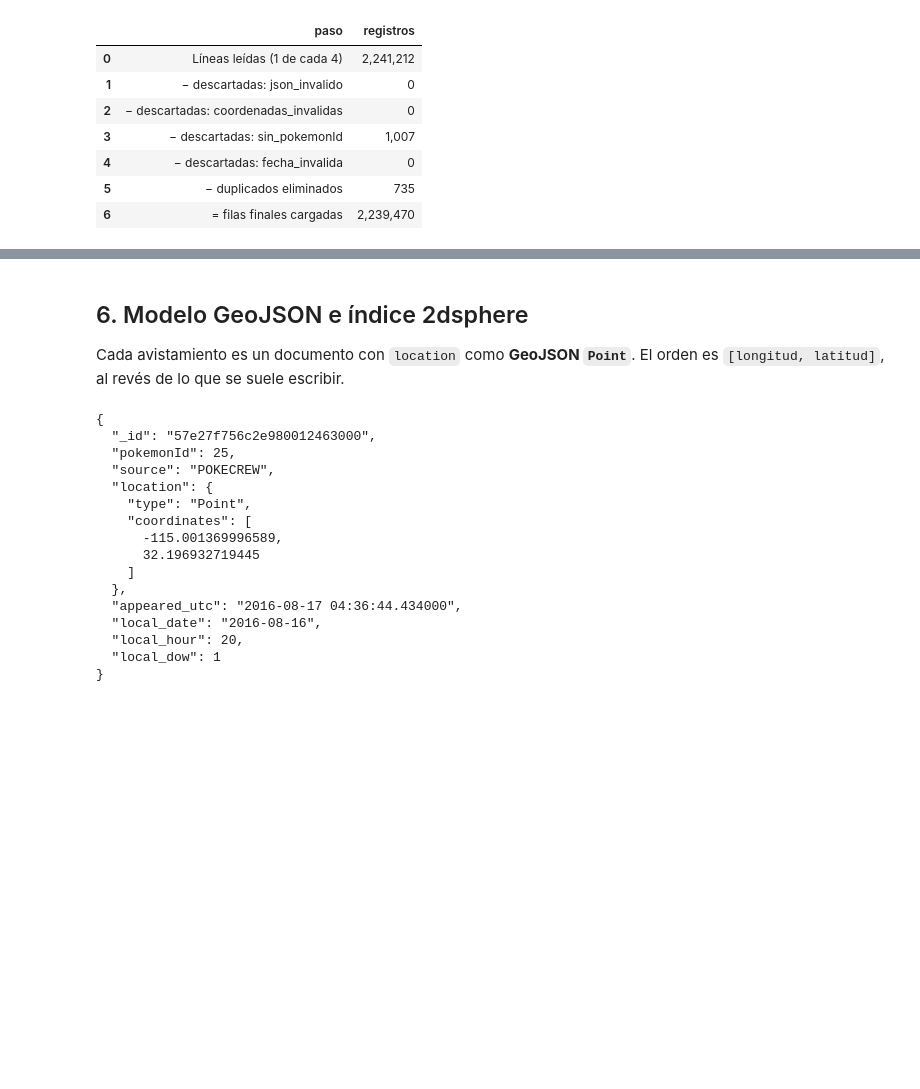
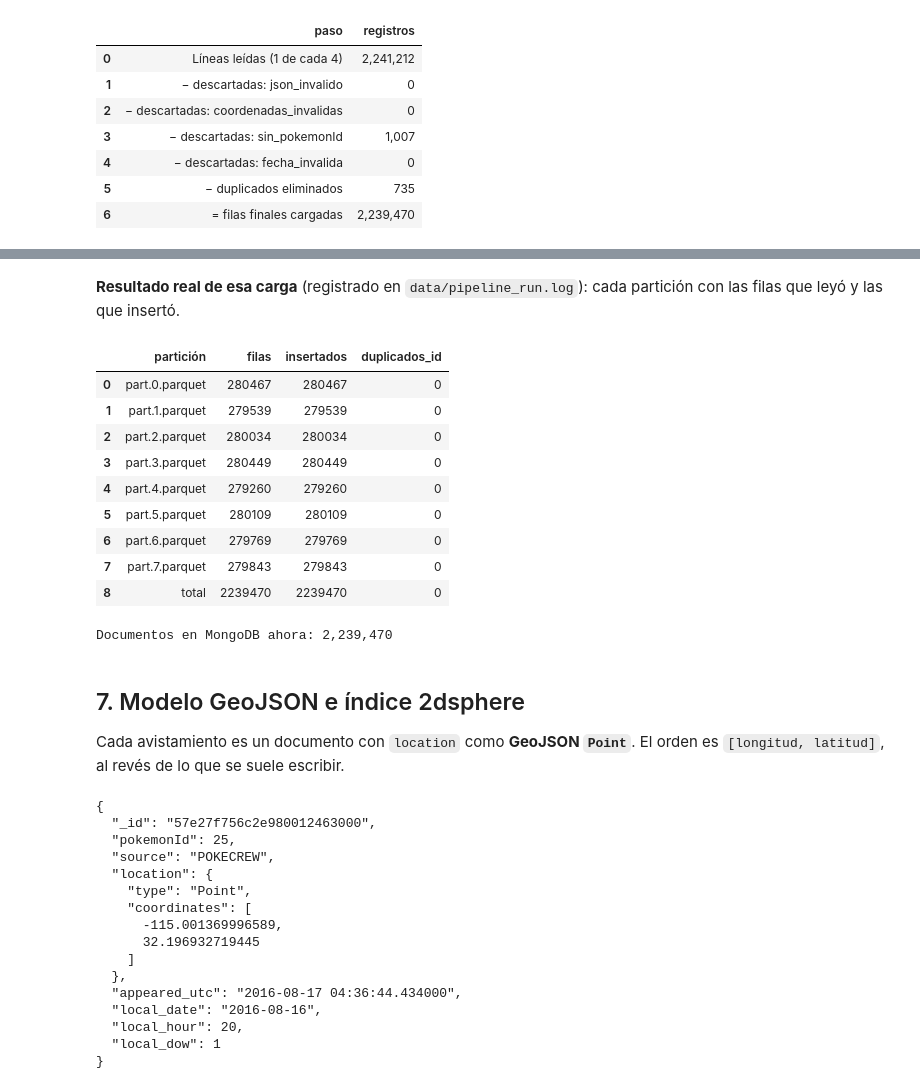
Before and after one commit to elrios893/pokemon-geo-bigdata, a Jupyter notebook: notebooks/sustentacion.ipynb, the cells around one changed output, grey strips where cells are left out. Drawn from its saved outputs; the diff is of its cells as text; code cells hidden in the pictures; blank space fills up the shorter version.

```diff
--- a/notebooks/sustentacion.ipynb
+++ b/notebooks/sustentacion.ipynb
@@ -271,5 +474,30 @@ Coincide con MongoDB: True → 2,239,470 documentos en spawns
+# %% [markdown]
+**Resultado real de esa carga** (registrado en `data/pipeline_run.log`): cada partición con las filas que leyó y las que insertó.
+# %%
+import re
+log = (ROOT / "data/pipeline_run.log")
+if log.exists():
+    filas_carga = re.findall(r'"archivo": "(part\.\d+\.parquet)",\s+"filas": (\d+),\s+"insertados": (\d+),\s+"duplicados_id": (\d+)', log.read_text(encoding="utf-8", errors="ignore"))
+    carga = pd.DataFrame(filas_carga, columns=["partición", "filas", "insertados", "duplicados_id"]).astype({"filas": int, "insertados": int, "duplicados_id": int})
+    carga.loc[len(carga)] = ["total", carga.filas.sum(), carga.insertados.sum(), carga.duplicados_id.sum()]
+    display(carga)
+    print("Documentos en MongoDB ahora:", f"{db.spawns.estimated_document_count():,}")
+else:
+    print("(no está el registro de la carga en este equipo; ver informe, sección de ingesta)")
+# %% [output]
+|  | partición | filas | insertados | duplicados_id |
+| 0 | part.0.parquet | 280467 | 280467 | 0 |
+| 1 | part.1.parquet | 279539 | 279539 | 0 |
+| 2 | part.2.parquet | 280034 | 280034 | 0 |
+| 3 | part.3.parquet | 280449 | 280449 | 0 |
+| 4 | part.4.parquet | 279260 | 279260 | 0 |
+| 5 | part.5.parquet | 280109 | 280109 | 0 |
+| 6 | part.6.parquet | 279769 | 279769 | 0 |
+| 7 | part.7.parquet | 279843 | 279843 | 0 |
+| 8 | total | 2239470 | 2239470 | 0 |
+Documentos en MongoDB ahora: 2,239,470
 # %% [markdown]
-## 6. Modelo GeoJSON e índice 2dsphere
+## 7. Modelo GeoJSON e índice 2dsphere
 
 Cada avistamiento es un documento con `location` como **GeoJSON `Point`**. El orden es `[longitud, latitud]`, al revés de lo que se suele escribir.
 # %%
```
Also changed, not shown: parts of 44 cells of this notebook, 1 other file.
